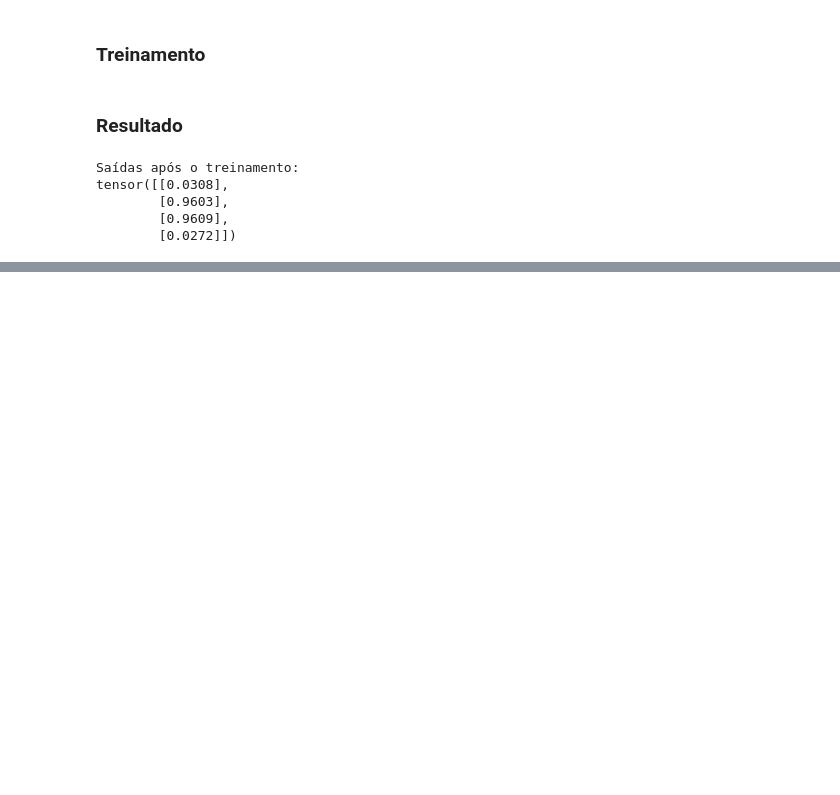
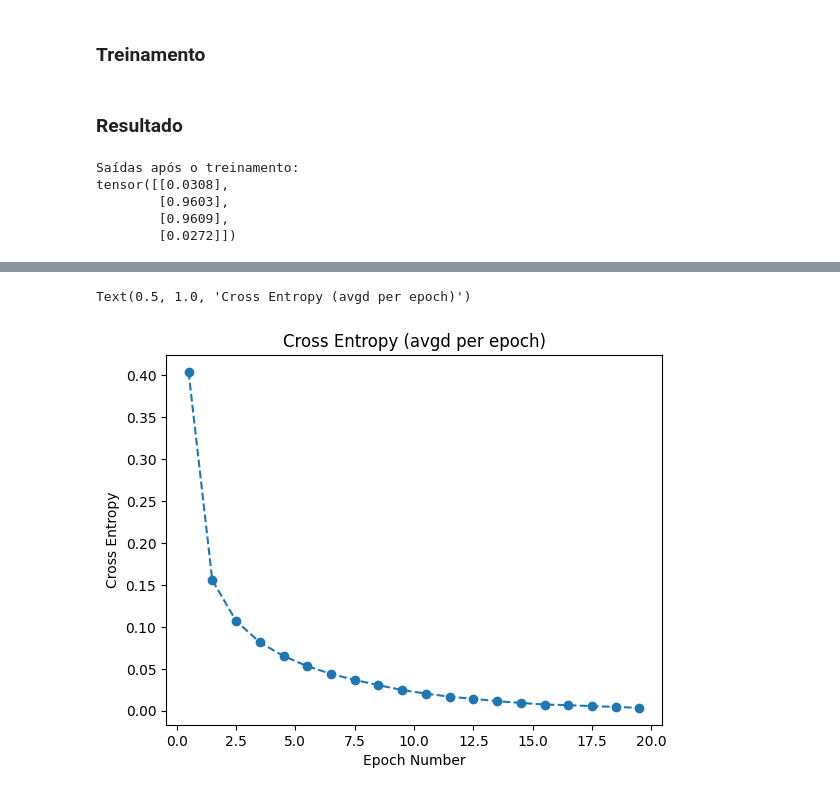
Before and after one commit to JessicaMayumi/ml-playground, a Jupyter notebook: day2.ipynb, the cells around one changed output, grey strips where cells are left out. Saved outputs shown, nothing was run; the diff lists cells and outputs as text; code cells hidden in the pictures; blank space fills up the shorter version.

```diff
--- a/day2.ipynb
+++ b/day2.ipynb
@@ -133,0 +719,11 @@ tensor([[0.0308],
+# %%
+epoch_data_avgd = epoch_data.reshape(20, -1).mean(axis=1)
+loss_data_avgd = loss_data.reshape(20,-1).mean(axis=1)
+# %%
+plt.plot(epoch_data_avgd, loss_data_avgd, 'o--')
+plt.xlabel("Epoch Number")
+plt.ylabel("Cross Entropy")
+plt.title("Cross Entropy (avgd per epoch)")
+# %% [output]
+Text(0.5, 1.0, 'Cross Entropy (avgd per epoch)')
+[figure, added]
```
Also changed, not shown: parts of 78 cells of this notebook, 11 other files.
